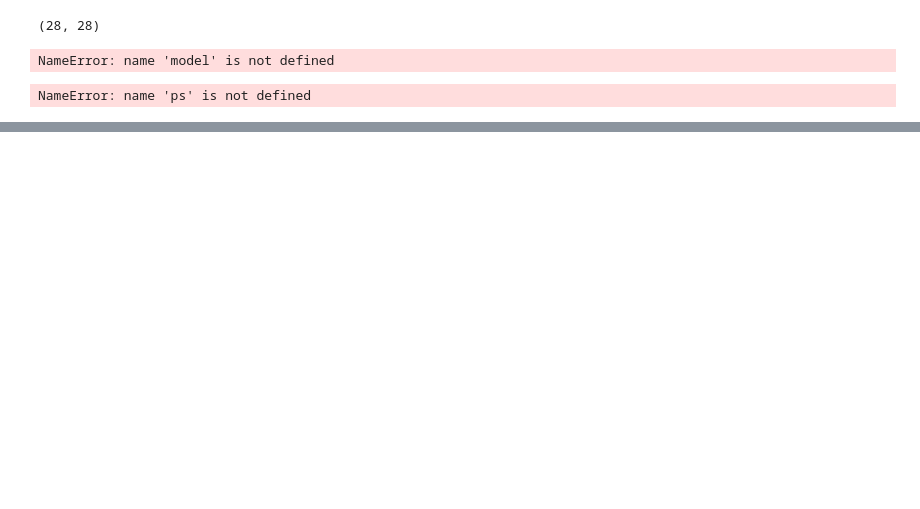
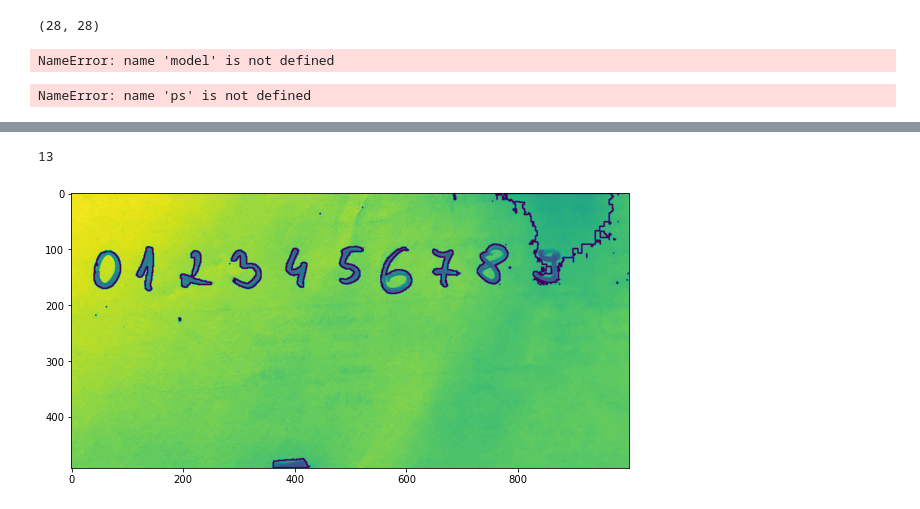
Before and after one commit to Marzipan78/Striving, a Jupyter notebook: M6_Computer_Vision/04. Kernels, callbacks and thresholding/Mini projects.ipynb, the cells around one changed output, grey strips where cells are left out. Cells and saved outputs as stored; diff of their text form; code cells hidden in the pictures; blank space fills up the shorter version.

```diff
--- a/M6_Computer_Vision/04. Kernels, callbacks and thresholding/Mini projects.ipynb
+++ b/M6_Computer_Vision/04. Kernels, callbacks and thresholding/Mini projects.ipynb
@@ -231,0 +243,29 @@ test = Tensify.image_reader("./img/","digits.jpg")
+# %%
+BLACK_THRESHOLD = 200
+THIN_THRESHOLD = 10
+
+c_test = test[300:1300, 300:1300]
+ret, th = cv2.threshold(c_test, 150, 255, cv2.THRESH_BINARY_INV)
+nums, h = cv2.findContours(th, cv2.RETR_EXTERNAL, cv2.CHAIN_APPROX_NONE)
+
+img_contours = np.zeros(h.shape)
+#draw contours on the copy of the images
+digits_copy_2 = c_test.copy()
+
+cv2.drawContours((digits_copy_2), nums, -1, (0,0,255), 2)
+plt.figure(figsize=(10,10))
+plt.imshow(digits_copy_2)
+# idx = 0
+# for cnt in nums:
+#     idx += 1
+#     x, y, w, h = cv2.boundingRect(cnt)
+#     roi = c_test[y:y + h, x:x + w]
+#     if h < THIN_THRESHOLD or w < THIN_THRESHOLD:
+#         continue
+#     cv2.imwrite(str(idx) + '.png', roi)
+#     cv2.rectangle(c_test, (x, y), (x + w, y + h), (200, 0, 0), 2)
+# cv2.imshow('img', c_test)
+# cv2.waitKey(0)
+# %% [output]
+13
+[figure, added]
```
Also changed, not shown: parts of 4 cells of this notebook, 11 other files.
